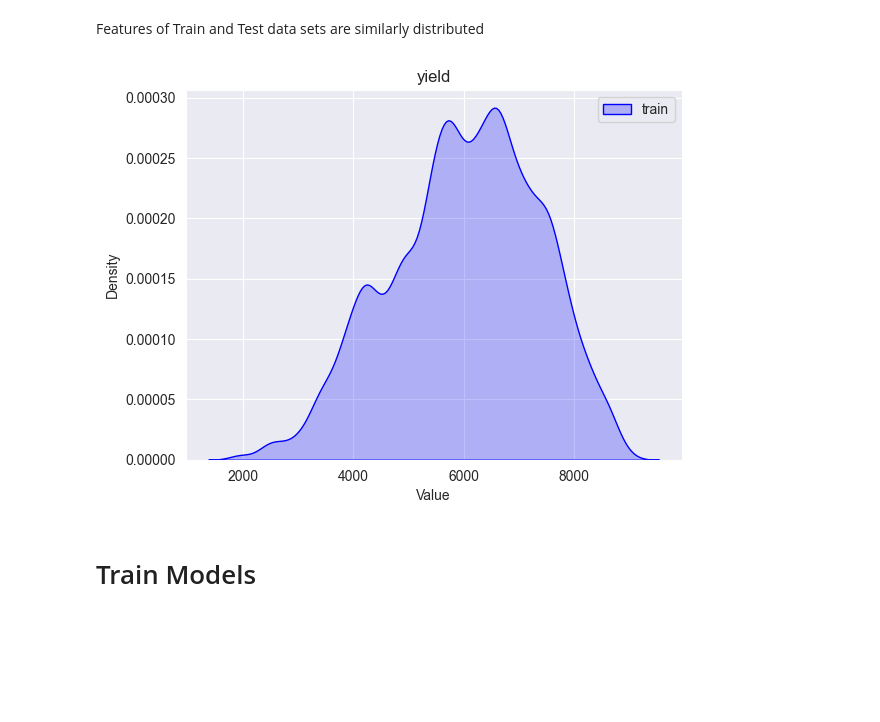
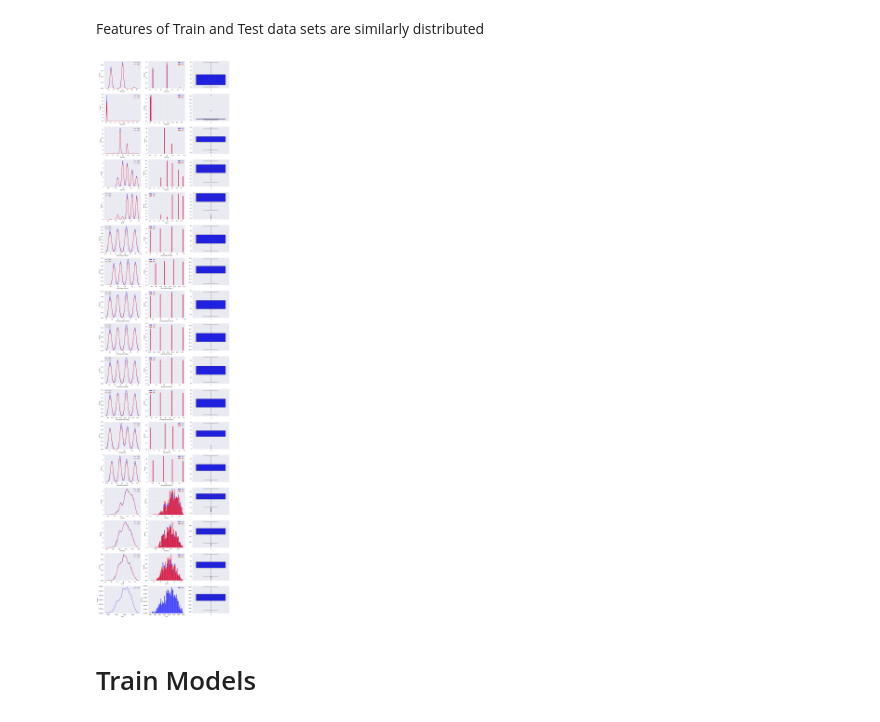
Before and after one commit to mnokno/WildBlueberryYieldPrediction, a Jupyter notebook: WildBlueberryYieldPrediction/src/WildBlueberryYieldPrediction.ipynb, the cells around one changed output. Drawn from its saved outputs; the diff is of its cells as text; code cells hidden in the pictures; blank space fills up the shorter version.

```diff
--- a/WildBlueberryYieldPrediction/src/WildBlueberryYieldPrediction.ipynb
+++ b/WildBlueberryYieldPrediction/src/WildBlueberryYieldPrediction.ipynb
@@ -83,14 +83,3 @@ df_train.describe()
 | 50% | 25.000000 | 0.500000 | 0.250000 | 0.500000 | 0.630000 | 86.000000 | 52.000000 | ... |
 | 75% | 25.000000 | 0.500000 | 0.380000 | 0.630000 | 0.750000 | 86.000000 | 52.000000 | ... |
 | max | 40.000000 | 18.430000 | 0.585000 | 0.750000 | 0.750000 | 94.600000 | 57.200000 | ... |
-# %%
-for col in df_train.select_dtypes(include='number').columns:
-    if col != 'yield':
-        plt.figure()
-        sns.kdeplot(df_train[col], color='blue', label='train', fill=False)
-        sns.kdeplot(df_test[col], color='red', label='test', fill=False)
-        plt.title(col)
-        plt.xlabel('Value')
-        plt.ylabel('Density')
-        plt.legend()
-        plt.show()
@@ -111,14 +86,27 @@ for col in df_train.select_dtypes(include='number').columns:
 # %% [markdown]
 Features of Train and Test data sets are similarly distributed
-# %%
-plt.figure()
-sns.kdeplot(df_train['yield'], color='blue', label='train', fill=True)
-plt.title('yield')
-plt.xlabel('Value')
-plt.ylabel('Density')
-plt.legend()
-plt.show()
-# %% [output]
-[figure, removed]
+# %%
+fig, axes = plt.subplots(nrows=len(df_train.select_dtypes(include='number').columns), ncols=3, figsize=(18, 80))
+axes = axes.flatten()
+
+i = 0
+for col in df_train.select_dtypes(include='number').columns:
+    sns.kdeplot(df_train[col], color='blue', label='train', ax=axes[i], fill=False)
+    sns.histplot(df_train[col], color="blue", label='train', ax=axes[i + 1], stat="density", bins=50)
+    sns.boxplot(df_train[col], color='blue', ax=axes[i + 2])
+
+    if col != 'yield':
+        sns.kdeplot(df_test[col], color='red', label='test', ax=axes[i], fill=False)
+        sns.histplot(df_test[col], color="red", label='test', ax=axes[i + 1], stat="density", bins=50)
+        #sns.boxplot(df_test[col], color='red', ax=axes[i + 2])
+
+    axes[i].legend()
+    axes[i + 1].legend()
+    #axes[i + 2].legend()
+    i += 3
+
+plt.show()
+# %% [output]
+[figure, added]
 # %% [markdown]
 # Train Models
```
Also changed, not shown: parts of 6 cells of this notebook, 1 other file.
